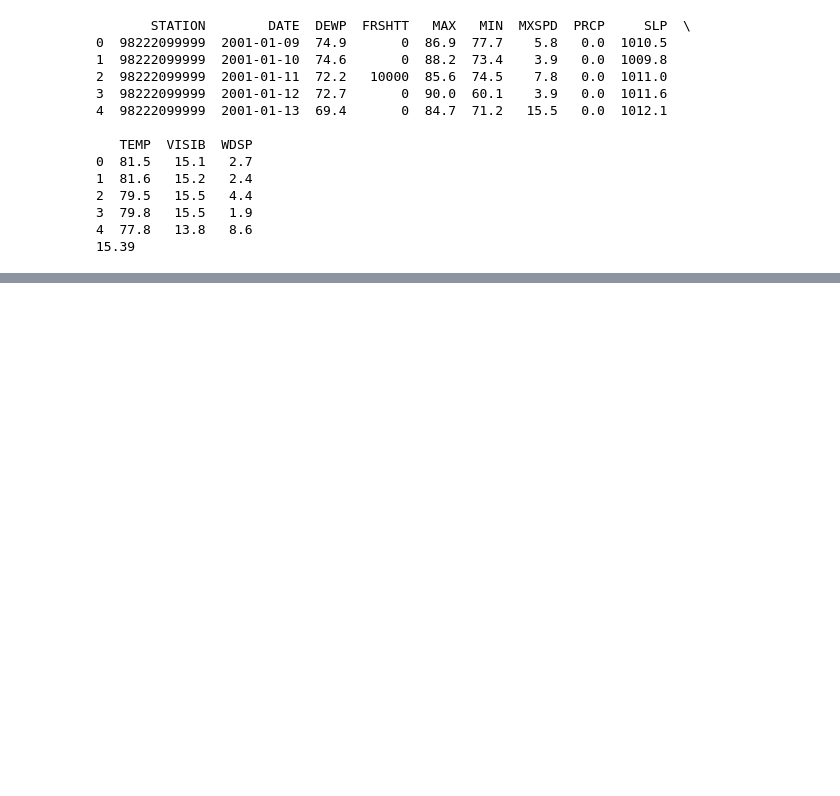
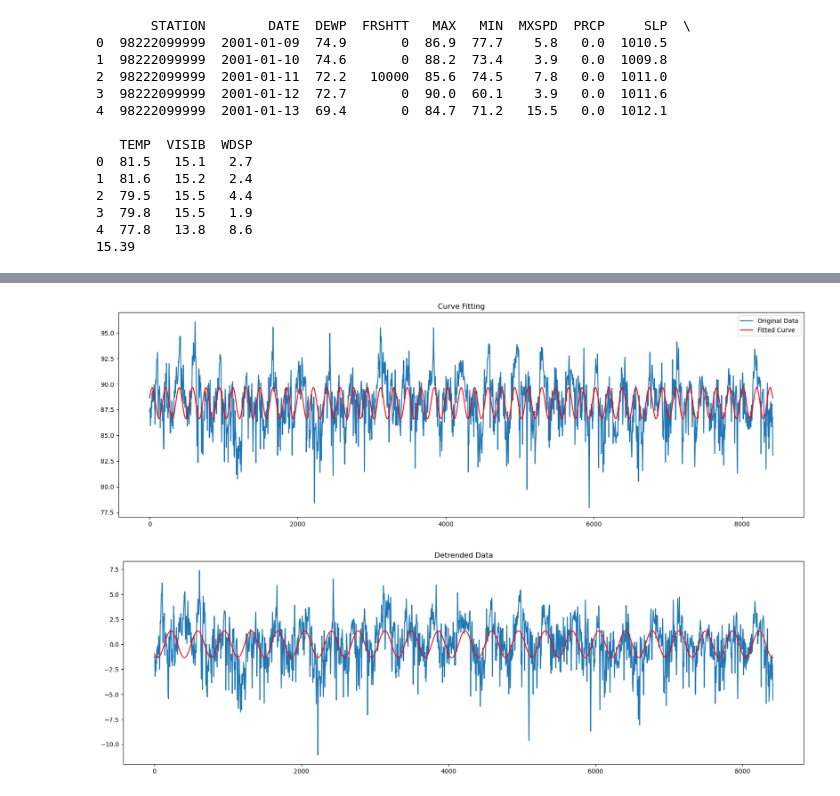
Before and after one commit to oescoba2/Vol3_WinterProject, a Jupyter notebook: Dutoit/philippines_data.ipynb, the cells around one changed output, grey strips where cells are left out. Saved outputs shown, nothing was run; the diff lists cells and outputs as text; code cells hidden in the pictures; blank space fills up the shorter version.

```diff
--- a/Dutoit/philippines_data.ipynb
+++ b/Dutoit/philippines_data.ipynb
@@ -50,0 +110,80 @@ bohol_data.data.plot(x='DATE', y='SLP', title='Sea Level Pressure in Bohol')
+# %%
+import numpy as np
+from scipy.optimize import curve_fit
+from scipy.ndimage import gaussian_filter1d
+from statsmodels.tsa.arima.model import ARIMA
+
+
+tspace = np.linspace(0, len(max_temp_data), len(max_temp_data))
+
+max_temp_data_sm = gaussian_filter1d(max_temp_data, sigma=2)
+
+def f(t, *args):
+    a, b, c, d = args
+    return a * np.sin(b * tspace + c) + d
+
+popt, pcov = curve_fit(f, tspace, max_temp_data_sm, p0=[10, 4*np.pi/365, 0, 90])
+
+plt.figure(figsize=(20, 6))
+plt.plot(tspace, max_temp_data_sm, label="Original Data")
+plt.plot(tspace, f(tspace, *popt), label="Fitted Curve", color="red")
+plt.legend()
+plt.title("Curve Fitting")
+plt.show()
+
+detrended = max_temp_data_sm - f(tspace, *popt)
+
+
+def f2(t, *args):
+    a, b, c, d = args
+    return a * np.sin(b * tspace + c) + d
+
+popt2, pcov2 = curve_fit(f2, tspace, detrended, p0=[4, 2*np.pi/365, 0, 0])
+
+plt.figure(figsize=(20, 6))
+plt.plot(tspace, detrended, label="Detrended Data")
+plt.plot(tspace, f2(tspace, *popt2), label="Fitted Curve", color="red")
+plt.title("Detrended Data")
+plt.show()
+
+plt.figure(figsize=(20, 6))
+plt.plot(tspace, max_temp_data_sm, label="Original Data")
+plt.plot(tspace, f(tspace, *popt) + f2(tspace, *popt2), label="Fitted Curve", color="red")
+plt.title("Original Data with Fitted Curve")
+plt.show()
+
+residuals = max_temp_data_sm - (f(tspace, *popt) + f2(tspace, *popt2))
+plt.figure(figsize=(20, 6))
+plt.plot(tspace, max_temp_data_sm - (f(tspace, *popt) + f2(tspace, *popt2)))
+plt.title("Residuals")
+plt.show()
+
+# Fit an ARMA model on the residuals
+arma_order = (2, 0, 1)  # (p, q) order for ARMA
+arma_model = ARIMA(residuals, order=arma_order)
+arma_fit = arma_model.fit()
+
+# Print the summary of the ARMA model
+print(arma_fit.summary())
+
+# Plot the residuals and the ARMA model's fitted values
+plt.figure(figsize=(20, 6))
+plt.plot(tspace, residuals, label="Residuals")
+plt.plot(tspace, arma_fit.fittedvalues, label="ARMA Fitted Values", color="red")
+plt.legend()
+plt.title("ARMA Model Fitting on Residuals")
+plt.show()
+
+def model(t):
+    return f(t, *popt) + f2(t, *popt2) + arma_fit.forecast(steps=1)[0]
+
+
+forecast = [model(t) for t in range(len(max_temp_data), len(max_temp_data) + len(max_temp_test))]
+plt.figure(figsize=(20, 6))
+plt.plot(tspace, max_temp_data_sm, label="Original Data")
+plt.plot(range(len(max_temp_data), len(max_temp_data) + len(max_temp_test), 1), forecast, label="Forecast", color="red")
+plt.legend()
+plt.title("Forecast")
+# %% [output]
+[figure, added]
+[figure, added]
```
Also changed, not shown: parts of 4 cells of this notebook, 4 other files.
